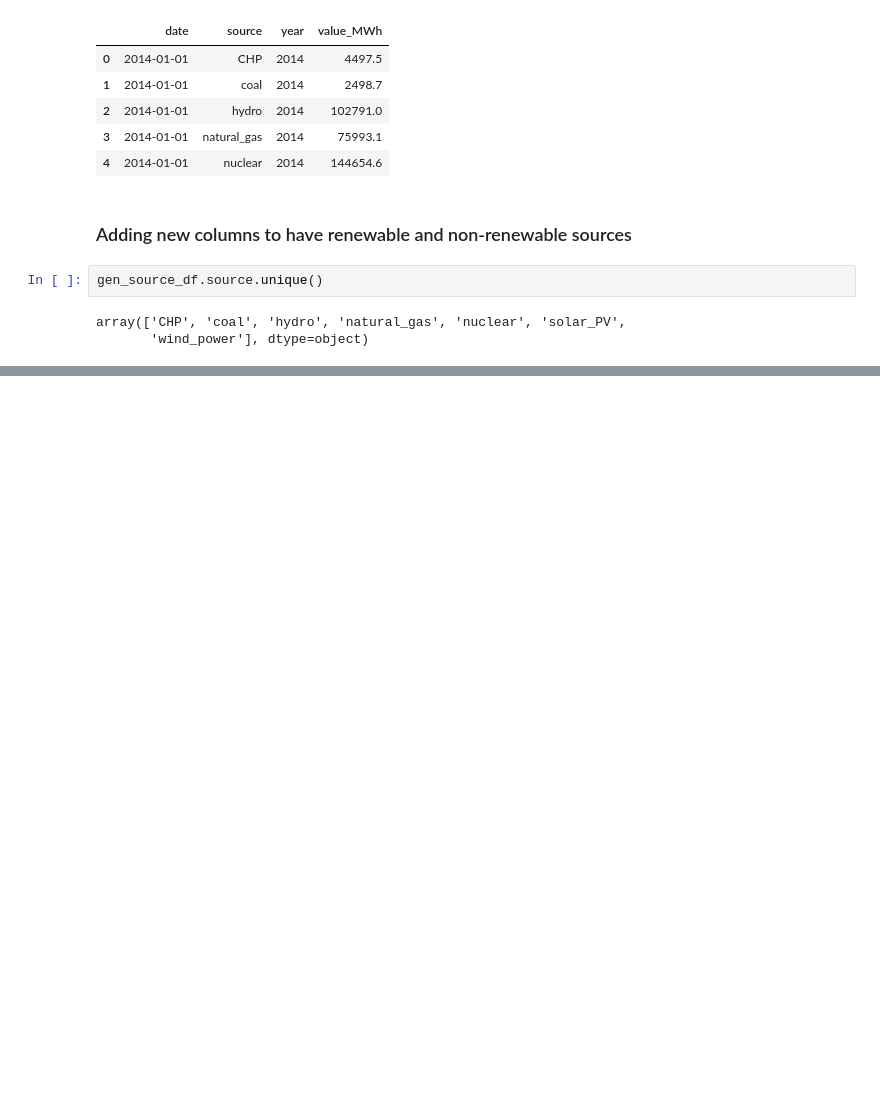
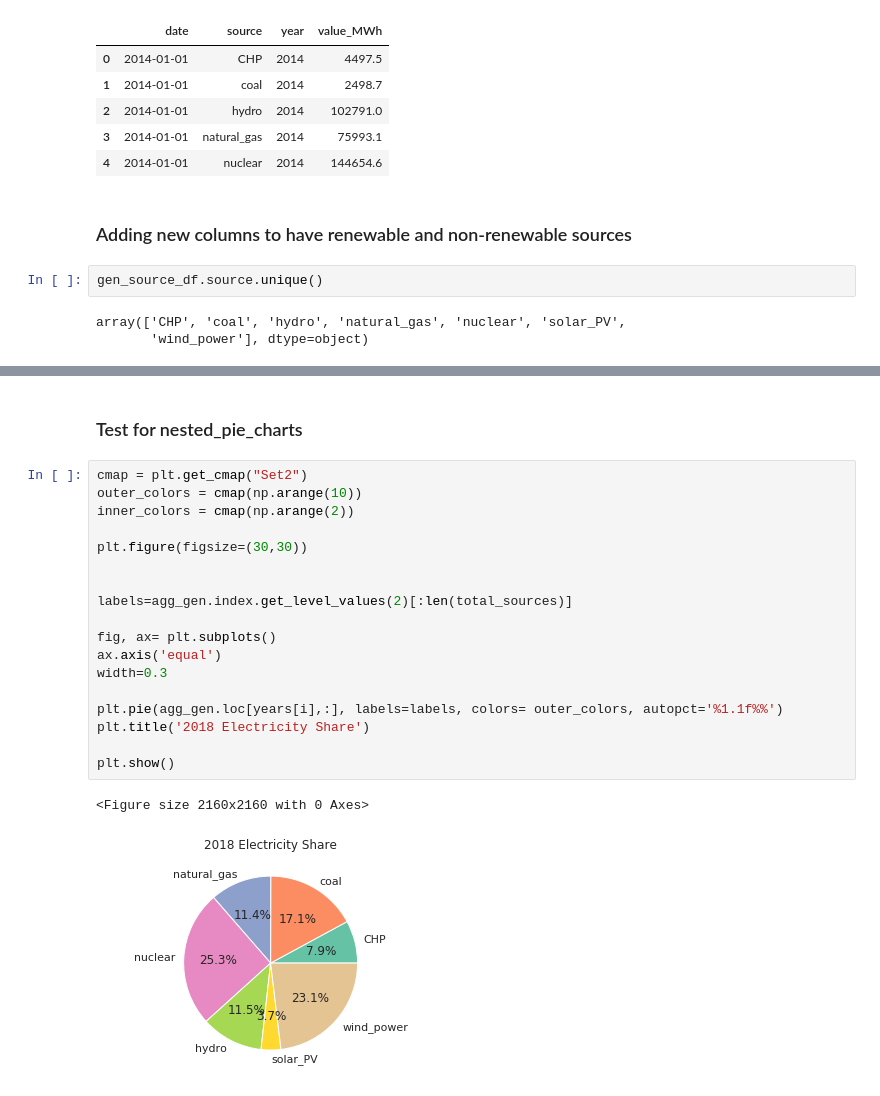
Before and after one commit to ta-data-bcn/Project-Week-5-Your-Own-Project, a Jupyter notebook: your-project/Project_4_Data_Visualization.ipynb, the cells around one changed output, grey strips where cells are left out. Saved outputs shown, nothing was run; the diff lists cells and outputs as text; blank space fills up the shorter version.

```diff
--- a/your-project/Project_4_Data_Visualization.ipynb
+++ b/your-project/Project_4_Data_Visualization.ipynb
@@ -251,0 +207,23 @@ gen_source_df.groupby('source').mean()
+# %% [markdown]
+### Test for nested_pie_charts
+# %%
+cmap = plt.get_cmap("Set2")
+outer_colors = cmap(np.arange(10))
+inner_colors = cmap(np.arange(2))
+
+plt.figure(figsize=(30,30))
+
+
+labels=agg_gen.index.get_level_values(2)[:len(total_sources)]
+
+fig, ax= plt.subplots()
+ax.axis('equal')
+width=0.3
+
+plt.pie(agg_gen.loc[years[i],:], labels=labels, colors= outer_colors, autopct='%1.1f%%')
+plt.title('2018 Electricity Share')
+
+plt.show()
+# %% [output]
+<Figure size 2160x2160 with 0 Axes>
+[figure, added]
```
Also changed, not shown: parts of 35 cells of this notebook, 6 other files.
